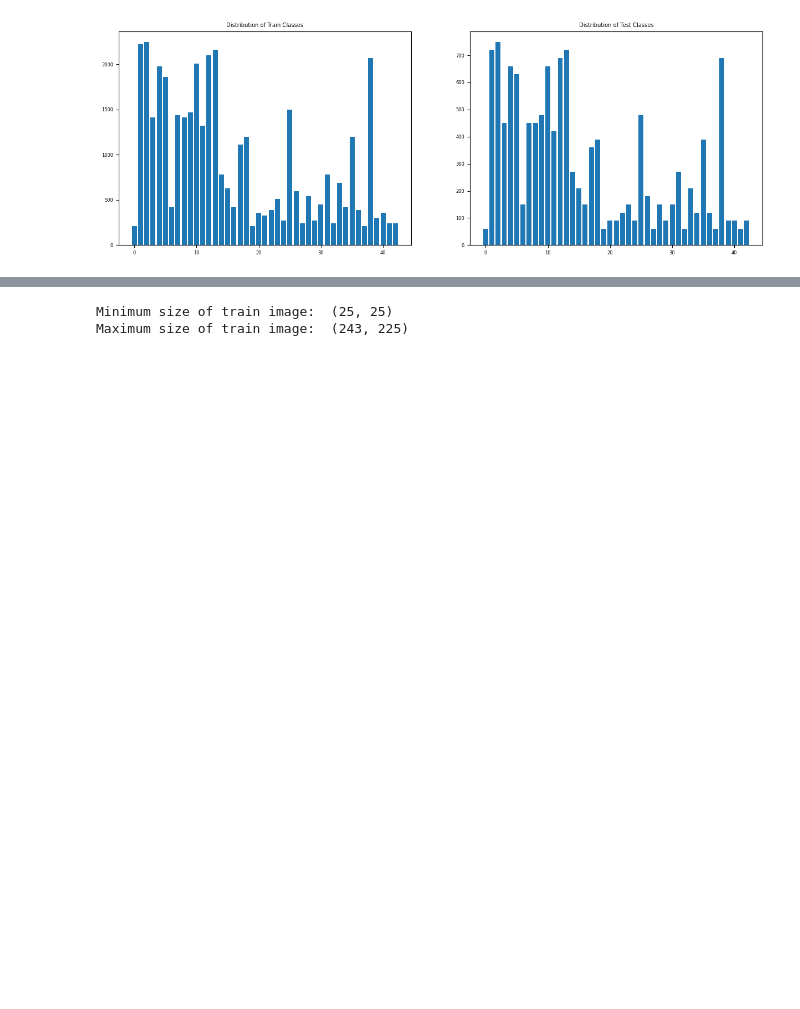
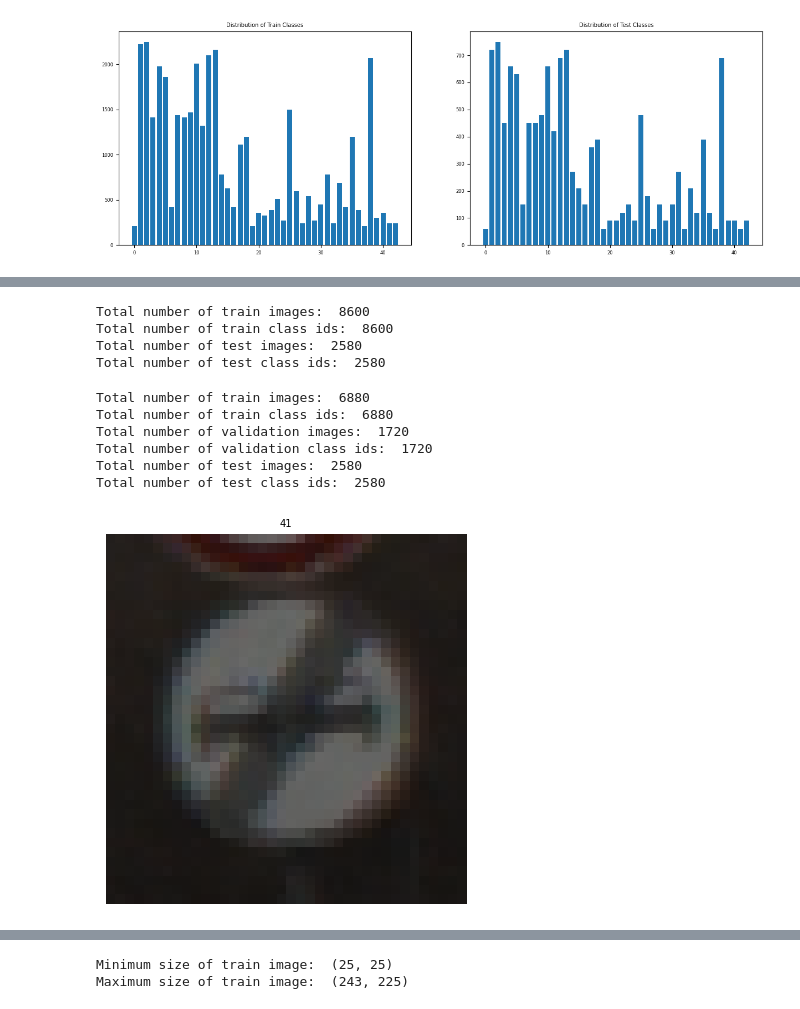
Before and after one commit to teddy661/281-final-project, a Jupyter notebook: Sign_EDA.ipynb, the cells around one changed output, grey strips where cells are left out. Cells and saved outputs as stored; diff of their text form; code cells hidden in the pictures; blank space fills up the shorter version.

```diff
--- a/Sign_EDA.ipynb
+++ b/Sign_EDA.ipynb
@@ -180,0 +206,67 @@ Text(0.5, 1.0, 'Distribution of Test Classes')
+# %%
+# choose a random set of 200 images of each class from the train set
+random_sample_size_train = 200
+random_sample_size_test = 60
+
+# define a function to choose a random set of images from the train and test set
+def random_sample(image_path, class_id, random_sample_size):
+    random_image_path = []
+    random_class_id = []
+    for i in tqdm(range(len(unique_class_id))):
+        count = 0
+        for j in range(len(class_id)):
+            if unique_class_id[i] == class_id[j]:
+                random_image_path.append(image_path[j])
+                random_class_id.append(class_id[j])
+                count += 1
+                if count == random_sample_size:
+                    break
+    return random_image_path, random_class_id
+
+train_image_path_200, train_class_id_200 = random_sample(train_image_path, train_class_id, random_sample_size_train)
+test_image_path_60, test_class_id_60 = random_sample(test_image_path, test_class_id, random_sample_size_test)
+
+print("Total number of train images: ", len(train_image_path_200))
+print("Total number of train class ids: ", len(train_class_id_200))
+print("Total number of test images: ", len(test_image_path_60))
+print("Total number of test class ids: ", len(test_class_id_60))
+# %% [output]
+Total number of train images:  8600
+Total number of train class ids:  8600
+Total number of test images:  2580
+Total number of test class ids:  2580
+# %%
+# use 20% of the train set as the validation set
+x_train, x_val, y_train, y_val = model_selection.train_test_split(
+    train_image_path_200,
+    train_class_id_200,
+    test_size=0.2,
+    random_state=42,
+    stratify=train_class_id_200,
+)
+
+# set x_test and y_test to the test set
+x_test = test_image_path_60
+y_test = test_class_id_60
+
+print("Total number of train images: ", len(x_train))
+print("Total number of train class ids: ", len(y_train))
+print("Total number of validation images: ", len(x_val))
+print("Total number of validation class ids: ", len(y_val))
+print("Total number of test images: ", len(x_test))
+print("Total number of test class ids: ", len(y_test))
+# %% [output]
+Total number of train images:  6880
+Total number of train class ids:  6880
+Total number of validation images:  1720
+Total number of validation class ids:  1720
+Total number of test images:  2580
+Total number of test class ids:  2580
+# %%
+# show one image in the x_val set
+plt.imshow(Image.open(x_val[0]))
+plt.title(y_val[0])
+plt.axis("off")
+plt.show()
+# %% [output]
+[figure, added]
```
Also changed, not shown: parts of 20 cells of this notebook.
